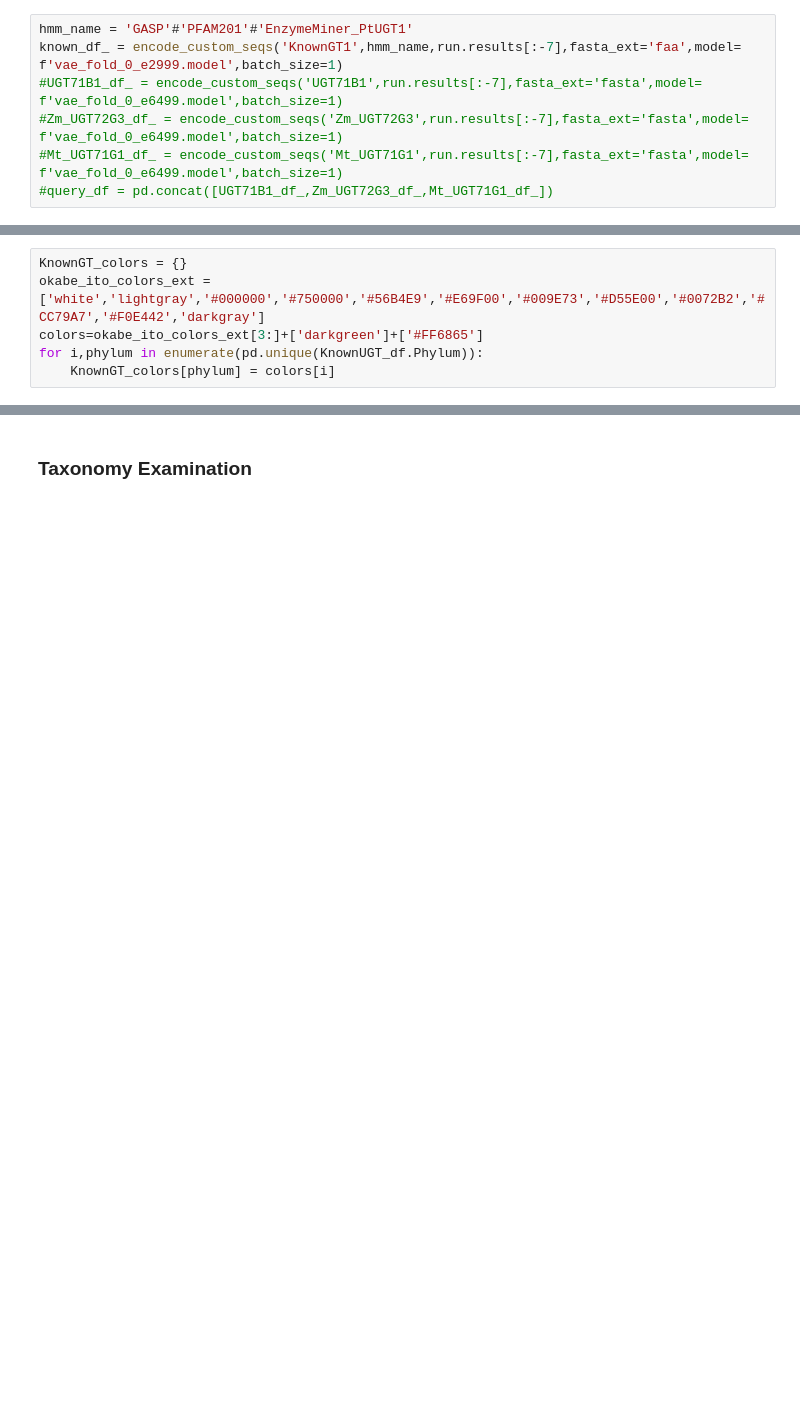
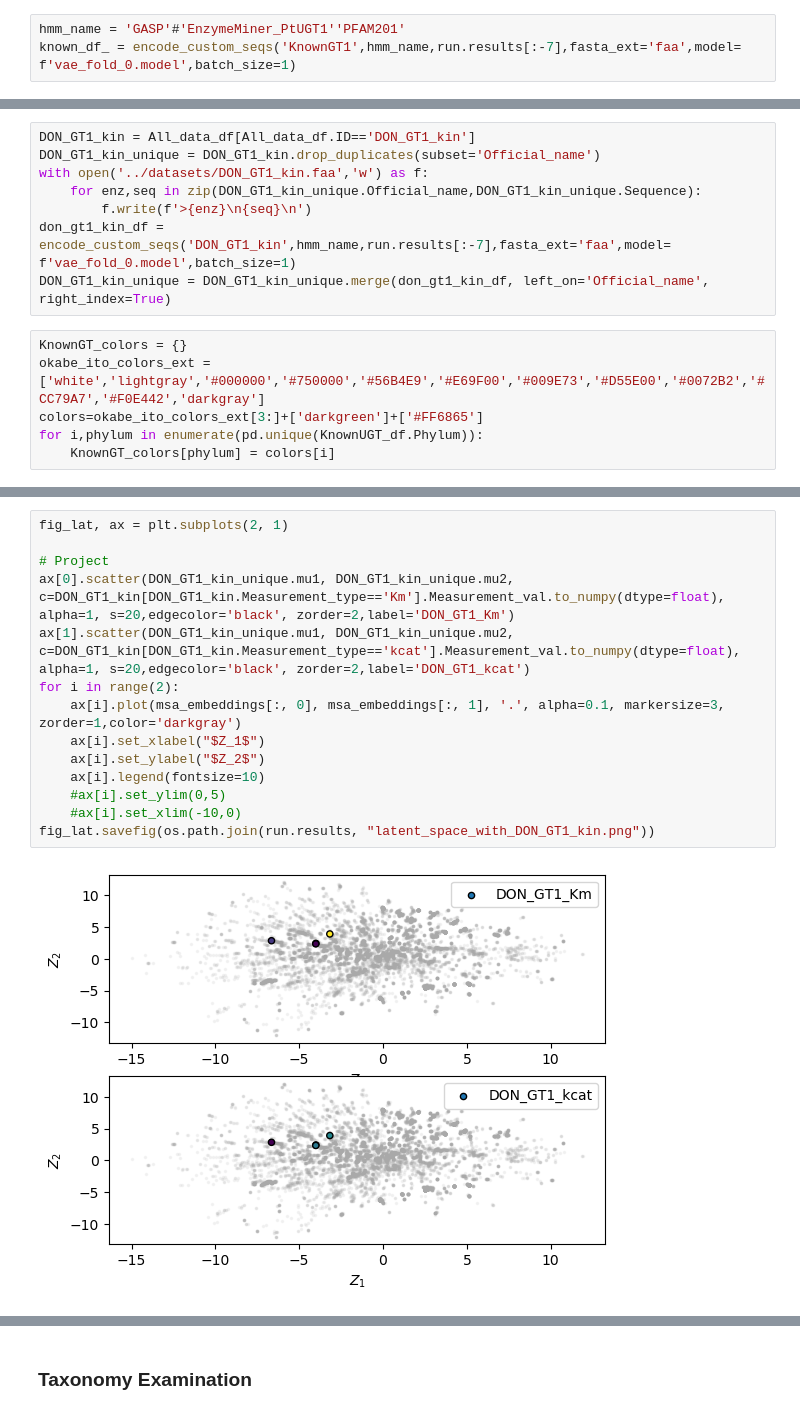
Before and after one commit to daha-la/VAE-enzymes, a Jupyter notebook: vae_notebooks/notebooks/vae_ancestors.ipynb, the cells around one changed output, grey strips where cells are left out. Cells and saved outputs as stored; diff of their text form; blank space fills up the shorter version.

```diff
--- a/vae_notebooks/notebooks/vae_ancestors.ipynb
+++ b/vae_notebooks/notebooks/vae_ancestors.ipynb
@@ -425,12 +419,8 @@ fig_lat.savefig(os.path.join(run.results, "latent_space_with_anc.png"))
 ### Sequence Projection
 Projecting custom sequence to latent space
 # %%
-hmm_name = 'GASP'#'PFAM201'#'EnzymeMiner_PtUGT1'
-known_df_ = encode_custom_seqs('KnownGT1',hmm_name,run.results[:-7],fasta_ext='faa',model= f'vae_fold_0_e2999.model',batch_size=1)
-#UGT71B1_df_ = encode_custom_seqs('UGT71B1',run.results[:-7],fasta_ext='fasta',model= f'vae_fold_0_e6499.model',batch_size=1)
-#Zm_UGT72G3_df_ = encode_custom_seqs('Zm_UGT72G3',run.results[:-7],fasta_ext='fasta',model= f'vae_fold_0_e6499.model',batch_size=1)
-#Mt_UGT71G1_df_ = encode_custom_seqs('Mt_UGT71G1',run.results[:-7],fasta_ext='fasta',model= f'vae_fold_0_e6499.model',batch_size=1)
-#query_df = pd.concat([UGT71B1_df_,Zm_UGT72G3_df_,Mt_UGT71G1_df_])
+hmm_name = 'GASP'#'EnzymeMiner_PtUGT1''PFAM201'
+known_df_ = encode_custom_seqs('KnownGT1',hmm_name,run.results[:-7],fasta_ext='faa',model= f'vae_fold_0.model',batch_size=1)
 # %%
 KnownUGT_df = pd.read_excel('../../UGT_names_excel.xlsx',index_col=2)
 KnownUGT_df = KnownUGT_df.merge(known_df_, left_index=True, right_index=True)
@@ -437,3 +439,11 @@ KnownUGT_df = KnownUGT_df.merge(known_df_, left_index=True, right_index=True)
+# %%
+DON_GT1_kin = All_data_df[All_data_df.ID=='DON_GT1_kin']
+DON_GT1_kin_unique = DON_GT1_kin.drop_duplicates(subset='Official_name')
+with open('../datasets/DON_GT1_kin.faa','w') as f:
+    for enz,seq in zip(DON_GT1_kin_unique.Official_name,DON_GT1_kin_unique.Sequence):
+        f.write(f'>{enz}\n{seq}\n')
+don_gt1_kin_df = encode_custom_seqs('DON_GT1_kin',hmm_name,run.results[:-7],fasta_ext='faa',model= f'vae_fold_0.model',batch_size=1)
+DON_GT1_kin_unique = DON_GT1_kin_unique.merge(don_gt1_kin_df, left_on='Official_name', right_index=True)
 # %%
 KnownGT_colors = {}
 okabe_ito_colors_ext = ['white','lightgray','#000000','#750000','#56B4E9','#E69F00','#009E73','#D55E00','#0072B2','#CC79A7','#F0E442','darkgray']
@@ -485,0 +489,16 @@ fig_lat.savefig(os.path.join(run.results, "latent_space_with_knownGT1_seq.png"))
+# %%
+fig_lat, ax = plt.subplots(2, 1)
+
+# Project
+ax[0].scatter(DON_GT1_kin_unique.mu1, DON_GT1_kin_unique.mu2, c=DON_GT1_kin[DON_GT1_kin.Measurement_type=='Km'].Measurement_val.to_numpy(dtype=float), alpha=1, s=20,edgecolor='black', zorder=2,label='DON_GT1_Km')
+ax[1].scatter(DON_GT1_kin_unique.mu1, DON_GT1_kin_unique.mu2, c=DON_GT1_kin[DON_GT1_kin.Measurement_type=='kcat'].Measurement_val.to_numpy(dtype=float), alpha=1, s=20,edgecolor='black', zorder=2,label='DON_GT1_kcat')
+for i in range(2):
+    ax[i].plot(msa_embeddings[:, 0], msa_embeddings[:, 1], '.', alpha=0.1, markersize=3, zorder=1,color='darkgray')
+    ax[i].set_xlabel("$Z_1$")
+    ax[i].set_ylabel("$Z_2$")
+    ax[i].legend(fontsize=10)
+    #ax[i].set_ylim(0,5)
+    #ax[i].set_xlim(-10,0)
+fig_lat.savefig(os.path.join(run.results, "latent_space_with_DON_GT1_kin.png"))
+# %% [output]
+[figure, added]
```
Also changed, not shown: parts of 28 cells of this notebook, 10 other files.
